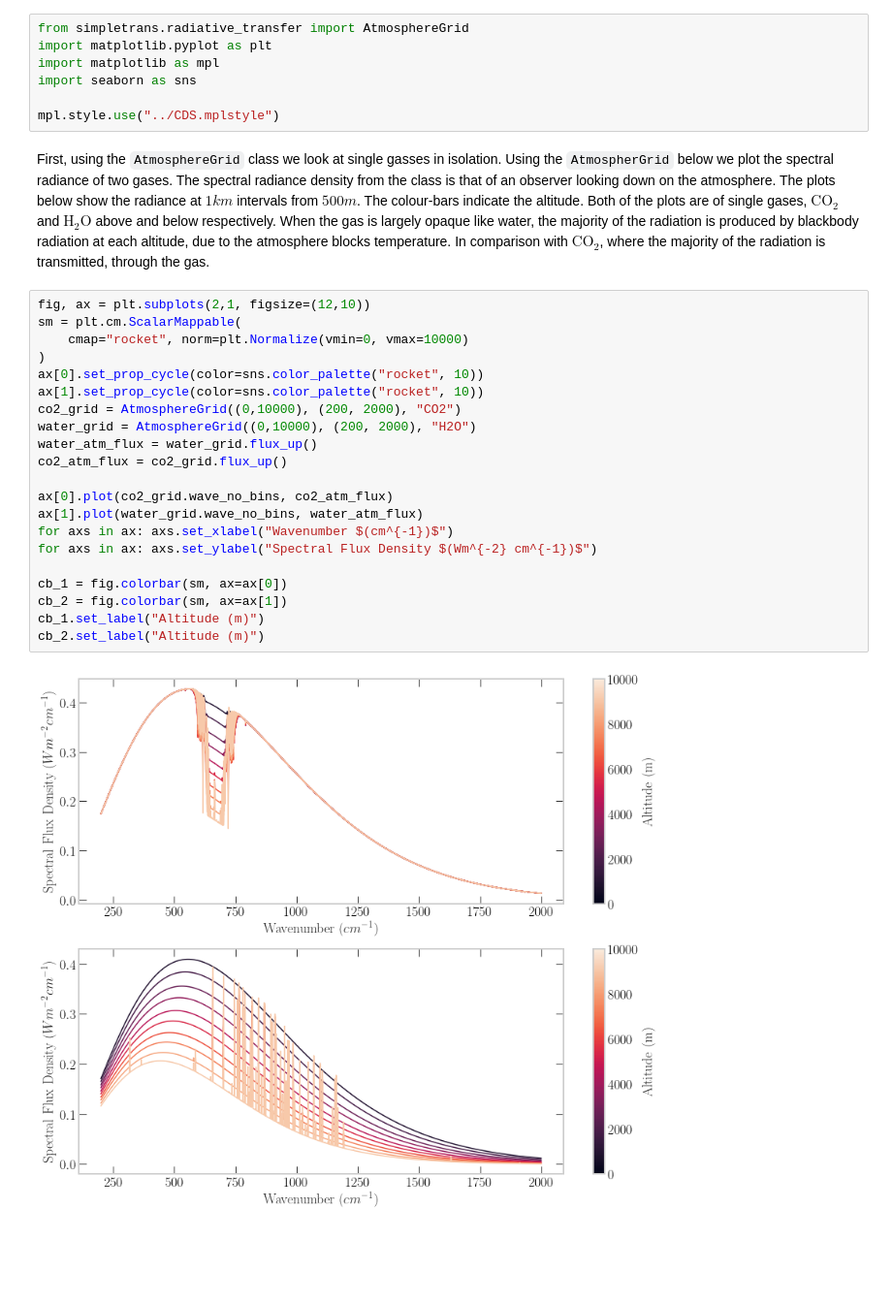
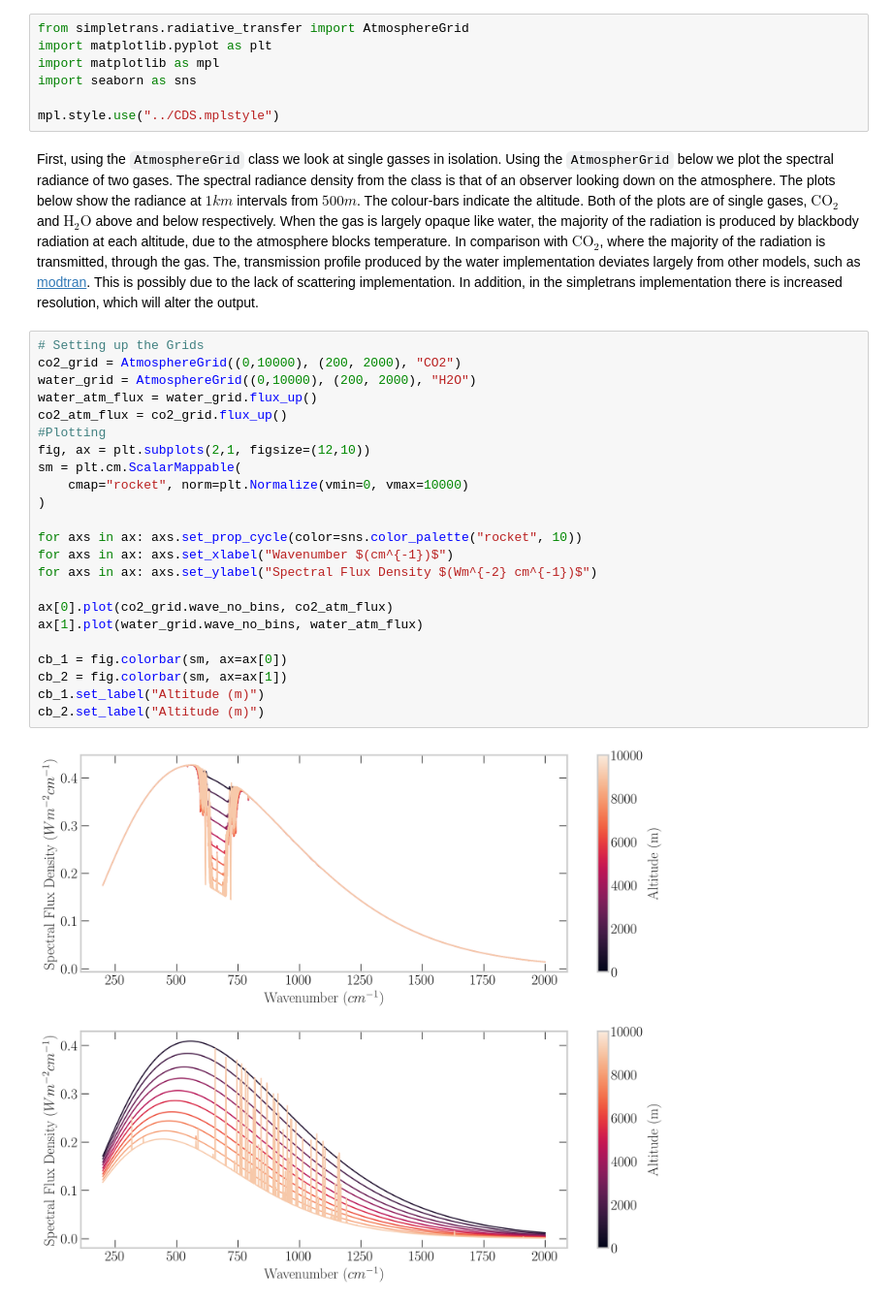
Before and after one commit to seancraven/CDS_book, a Jupyter notebook: _sources/Chapter_2/atmosphere_model.ipynb, the cells around one changed output. Shown at 97% size. Saved outputs shown, nothing was run; the diff lists cells and outputs as text; blank space fills up the shorter version.

```diff
--- a/_sources/Chapter_2/atmosphere_model.ipynb
+++ b/_sources/Chapter_2/atmosphere_model.ipynb
@@ -49,27 +51,29 @@ import seaborn as sns
 
 mpl.style.use("../CDS.mplstyle")
 # %% [markdown]
-First, using the `AtmosphereGrid` class we look at single gasses in isolation. Using the `AtmospherGrid` below we plot the spectral radiance of two gases. The spectral radiance density from the class is that of an observer looking down on the atmosphere. The plots below show the radiance at $1km$ intervals from $500m$. The colour-bars indicate the altitude.  Both of the plots are of single gases, $\textrm{CO}_2$ and $\textrm{H}_2 \textrm{O}$ above and below respectively. When the gas is largely opaque like water, the majority of the radiation is produced by blackbody radiation at each altitude, due to the atmosphere blocks temperature. In comparison with $\textrm{CO}_2$, where the majority of the radiation  is transmitted, through the gas.
+First, using the `AtmosphereGrid` class we look at single gasses in isolation. Using the `AtmospherGrid` below we plot the spectral radiance of two gases. The spectral radiance density from the class is that of an observer looking down on the atmosphere. The plots below show the radiance at $1km$ intervals from $500m$. The colour-bars indicate the altitude.  Both of the plots are of single gases, $\textrm{CO}_2$ and $\textrm{H}_2 \textrm{O}$ above and below respectively. When the gas is largely opaque like water, the majority of the radiation is produced by blackbody radiation at each altitude, due to the atmosphere blocks temperature. In comparison with $\textrm{CO}_2$, where the majority of the radiation  is transmitted, through the gas. The, transmission profile produced by the water implementation deviates largely from other models, such as [modtran](http://modtran.spectral.com/modtran_home#help). This is possibly due to the lack of scattering implementation. In addition, in the simpletrans implementation there is increased resolution, which will alter the output.
 # %%
+# Setting up the Grids
+co2_grid = AtmosphereGrid((0,10000), (200, 2000), "CO2")
+water_grid = AtmosphereGrid((0,10000), (200, 2000), "H2O")
+water_atm_flux = water_grid.flux_up()
+co2_atm_flux = co2_grid.flux_up()
+#Plotting
 fig, ax = plt.subplots(2,1, figsize=(12,10))
 sm = plt.cm.ScalarMappable(
     cmap="rocket", norm=plt.Normalize(vmin=0, vmax=10000)
 )
-ax[0].set_prop_cycle(color=sns.color_palette("rocket", 10))
-ax[1].set_prop_cycle(color=sns.color_palette("rocket", 10))
-co2_grid = AtmosphereGrid((0,10000), (200, 2000), "CO2")
-water_grid = AtmosphereGrid((0,10000), (200, 2000), "H2O")
-water_atm_flux = water_grid.flux_up()
-co2_atm_flux = co2_grid.flux_up()
+
+for axs in ax: axs.set_prop_cycle(color=sns.color_palette("rocket", 10))
+for axs in ax: axs.set_xlabel("Wavenumber $(cm^{-1})$")
+for axs in ax: axs.set_ylabel("Spectral Flux Density $(Wm^{-2} cm^{-1})$")
 
 ax[0].plot(co2_grid.wave_no_bins, co2_atm_flux)
 ax[1].plot(water_grid.wave_no_bins, water_atm_flux)
-for axs in ax: axs.set_xlabel("Wavenumber $(cm^{-1})$")
-for axs in ax: axs.set_ylabel("Spectral Flux Density $(Wm^{-2} cm^{-1})$")
 
 cb_1 = fig.colorbar(sm, ax=ax[0])
 cb_2 = fig.colorbar(sm, ax=ax[1])
 cb_1.set_label("Altitude (m)")
 cb_2.set_label("Altitude (m)")
 # %% [output]
-[figure, old version]
+[figure, new version]
```
Also changed, not shown: parts of 4 cells of this notebook, 27 other files.
